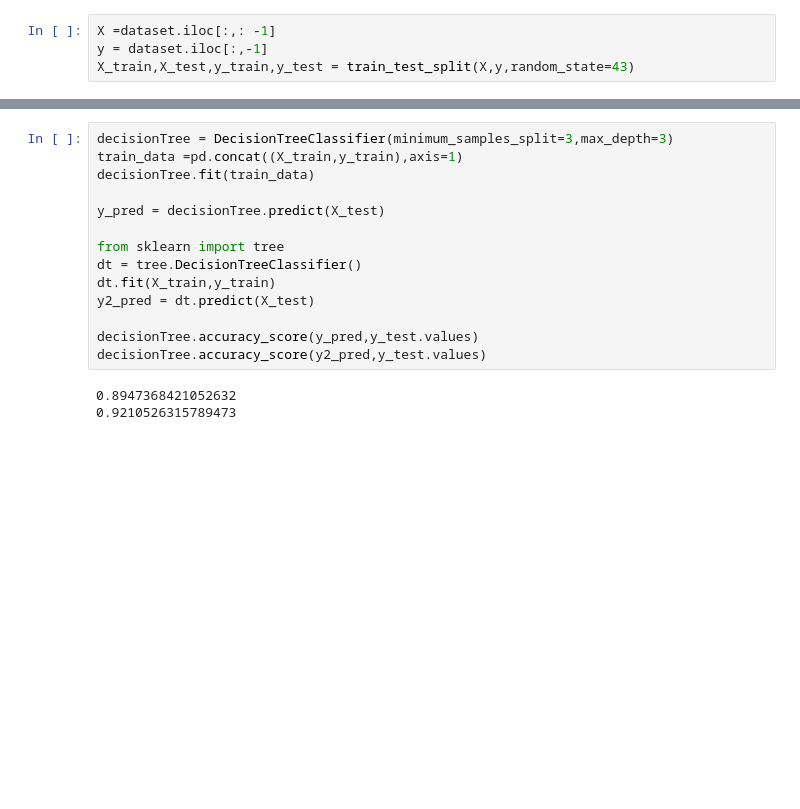
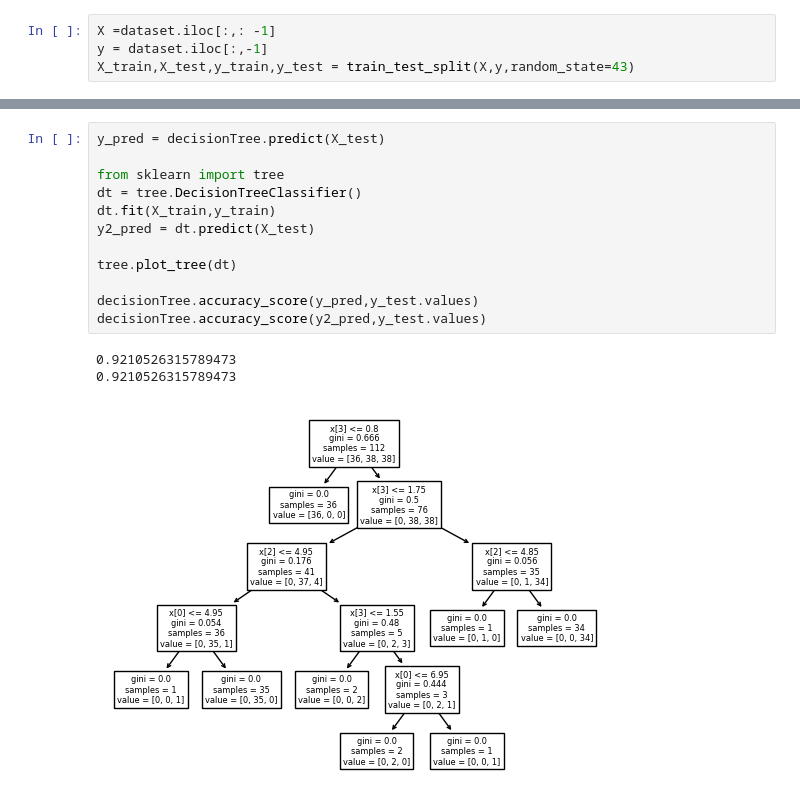
Before and after one commit to tohidnoori/Decision-tree-and-random-forest-ml-python, a Jupyter notebook: decision-tree.ipynb, the cells around one changed output, grey strips where cells are left out. Drawn from its saved outputs; the diff is of its cells as text; blank space fills up the shorter version.

```diff
--- a/decision-tree.ipynb
+++ b/decision-tree.ipynb
@@ -42,17 +202,16 @@ X_train,X_test,y_train,y_test = train_test_split(X,y,random_state=43)
 # %%
-decisionTree = DecisionTreeClassifier(minimum_samples_split=3,max_depth=3)
-train_data =pd.concat((X_train,y_train),axis=1)
-decisionTree.fit(train_data)
-
 y_pred = decisionTree.predict(X_test)
 
 from sklearn import tree
 dt = tree.DecisionTreeClassifier()
 dt.fit(X_train,y_train)
 y2_pred = dt.predict(X_test)
 
+tree.plot_tree(dt)
+
 decisionTree.accuracy_score(y_pred,y_test.values)
 decisionTree.accuracy_score(y2_pred,y_test.values)
 # %% [output]
-0.8947368421052632
 0.9210526315789473
+0.9210526315789473
+[figure, added]
```
Also changed, not shown: parts of 4 cells of this notebook, 1 other file.
